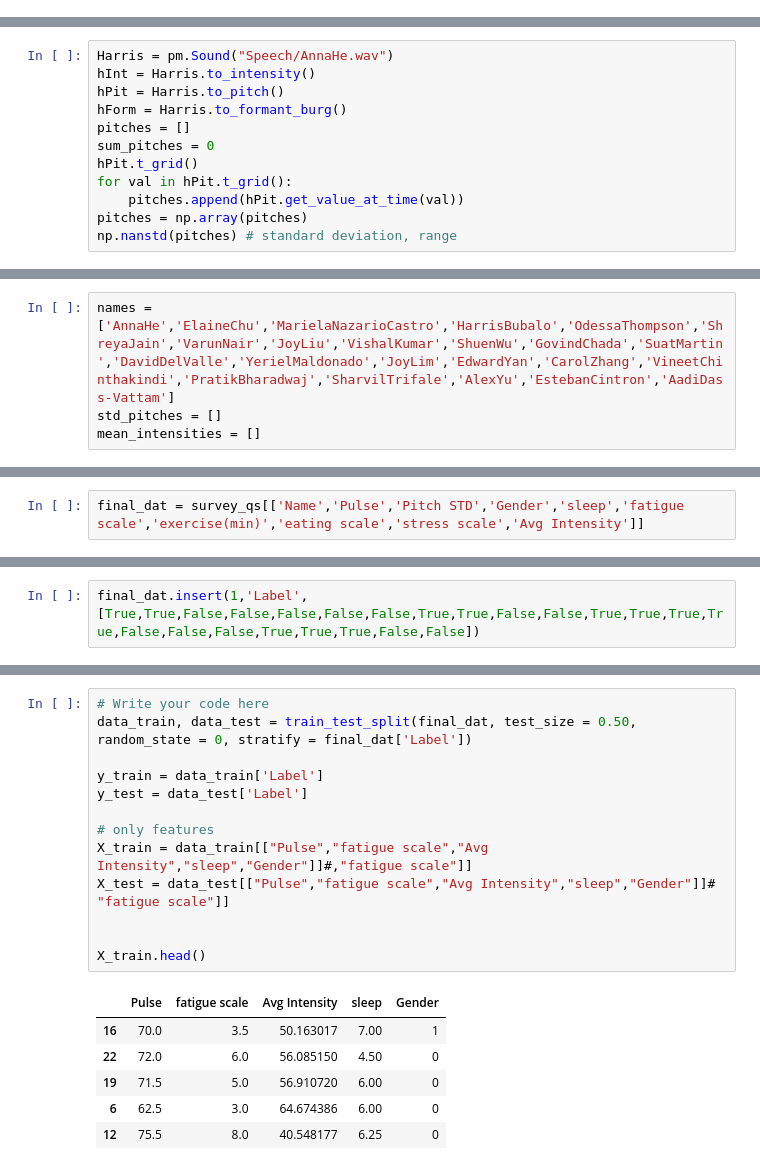
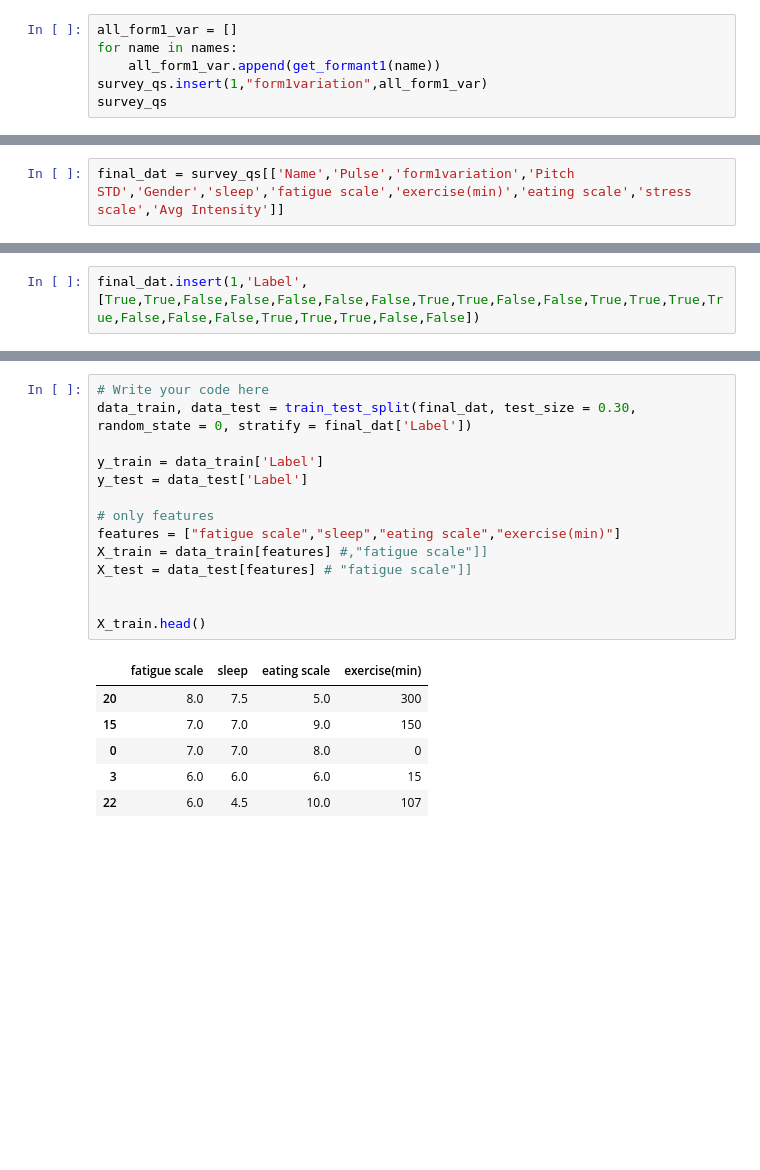
Before and after one commit to shreyaj1212/Cognitive-Fatigue-Predictor, a Jupyter notebook: Analysis_2.ipynb, the cells around one changed output, grey strips where cells are left out. Saved outputs shown, nothing was run; the diff lists cells and outputs as text; blank space fills up the shorter version.

```diff
--- a/Analysis_2.ipynb
+++ b/Analysis_2.ipynb
@@ -140,3 +155,9 @@ for val in hPit.t_grid():
     pitches.append(hPit.get_value_at_time(val))
 #plt.plot(pitches[:100])
 #hPit.get_value_at_time(hPit.t_grid[0])
+# %%
+all_form1_var = []
+for name in names:
+    all_form1_var.append(get_formant1(name))
+survey_qs.insert(1,"form1variation",all_form1_var)
+survey_qs
@@ -145,15 +184,3 @@ pitches = np.array(pitches)
 np.nanstd(pitches) # standard deviation, range
 # %% [output]
 42.48340788323442
-# %%
-Harris = pm.Sound("Speech/AnnaHe.wav")
-hInt = Harris.to_intensity()
-hPit = Harris.to_pitch()
-hForm = Harris.to_formant_burg()
-pitches = []
-sum_pitches = 0
-hPit.t_grid()
-for val in hPit.t_grid():
-    pitches.append(hPit.get_value_at_time(val))
-pitches = np.array(pitches)
-np.nanstd(pitches) # standard deviation, range
@@ -162,4 +186,0 @@ np.nanstd(pitches) # standard deviation, range
-# %%
-names = ['AnnaHe','ElaineChu','MarielaNazarioCastro','HarrisBubalo','OdessaThompson','ShreyaJain','VarunNair','JoyLiu','VishalKumar','ShuenWu','GovindChada','SuatMartin','DavidDelValle','YerielMaldonado','JoyLim','EdwardYan','CarolZhang','VineetChinthakindi','PratikBharadwaj','SharvilTrifale','AlexYu','EstebanCintron','AadiDass-Vattam']
-std_pitches = []
-mean_intensities = []
@@ -276,5 +300,5 @@ survey_qs
 # %%
-final_dat = survey_qs[['Name','Pulse','Pitch STD','Gender','sleep','fatigue scale','exercise(min)','eating scale','stress scale','Avg Intensity']]
+final_dat = survey_qs[['Name','Pulse','form1variation','Pitch STD','Gender','sleep','fatigue scale','exercise(min)','eating scale','stress scale','Avg Intensity']]
 # %%
 final_dat
 # %% [output]
@@ -371,23 +370,24 @@ final_dat.corr()
 # %%
 # Write your code here
-data_train, data_test = train_test_split(final_dat, test_size = 0.50, random_state = 0, stratify = final_dat['Label'])
+data_train, data_test = train_test_split(final_dat, test_size = 0.30, random_state = 0, stratify = final_dat['Label'])
 
 y_train = data_train['Label']
 y_test = data_test['Label']
 
 # only features
-X_train = data_train[["Pulse","fatigue scale","Avg Intensity","sleep","Gender"]]#,"fatigue scale"]]
-X_test = data_test[["Pulse","fatigue scale","Avg Intensity","sleep","Gender"]]# "fatigue scale"]]
+features = ["fatigue scale","sleep","eating scale","exercise(min)"]
+X_train = data_train[features] #,"fatigue scale"]]
+X_test = data_test[features] # "fatigue scale"]]
 
 
 X_train.head()
 # %% [output]
-|  | Pulse | fatigue scale | Avg Intensity | sleep | Gender |
-| 16 | 70.0 | 3.5 | 50.163017 | 7.00 | 1 |
-| 22 | 72.0 | 6.0 | 56.085150 | 4.50 | 0 |
-| 19 | 71.5 | 5.0 | 56.910720 | 6.00 | 0 |
-| 6 | 62.5 | 3.0 | 64.674386 | 6.00 | 0 |
-| 12 | 75.5 | 8.0 | 40.548177 | 6.25 | 0 |
+|  | fatigue scale | sleep | eating scale | exercise(min) |
+| 20 | 8.0 | 7.5 | 5.0 | 300 |
+| 15 | 7.0 | 7.0 | 9.0 | 150 |
+| 0 | 7.0 | 7.0 | 8.0 | 0 |
+| 3 | 6.0 | 6.0 | 6.0 | 15 |
+| 22 | 6.0 | 4.5 | 10.0 | 107 |
 # %%
 from sklearn.ensemble import RandomForestClassifier
 from sklearn.model_selection import cross_validate
```
Also changed, not shown: parts of 18 cells of this notebook, 1 other file.
